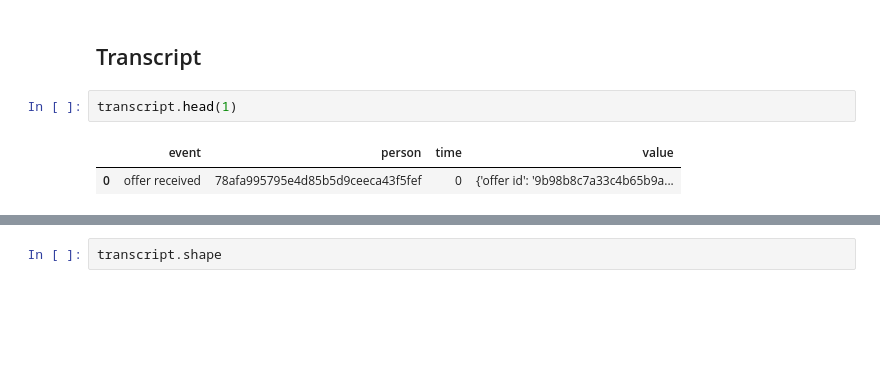
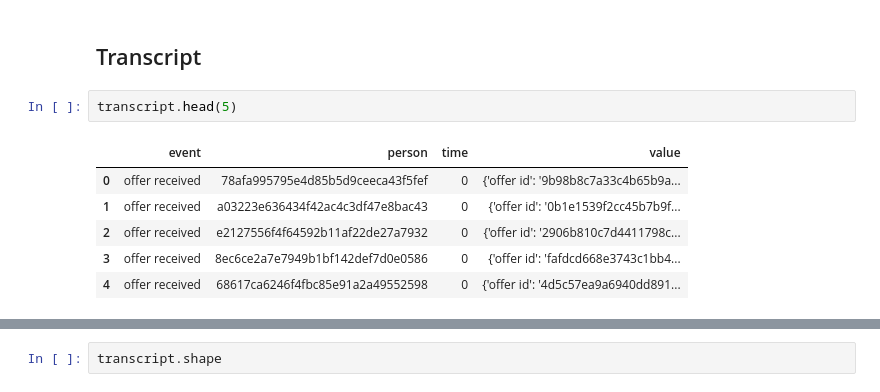
Before and after one commit to pato0301/starbucks_capstone_udacity, a Jupyter notebook: Starbucks_Capstone_notebook.ipynb, the cells around one changed output, grey strips where cells are left out. Saved outputs shown, nothing was run; the diff lists cells and outputs as text; blank space fills up the shorter version.

```diff
--- a/Starbucks_Capstone_notebook.ipynb
+++ b/Starbucks_Capstone_notebook.ipynb
@@ -219,7 +247,11 @@ profile.duplicated().sum()
 # %% [markdown]
 ## Transcript
 # %%
-transcript.head(1)
+transcript.head(5)
 # %% [output]
 |  | event | person | time | value |
 | 0 | offer received | 78afa995795e4d85b5d9ceeca43f5fef | 0 | {'offer id': '9b98b8c7a33c4b65b9a... |
+| 1 | offer received | a03223e636434f42ac4c3df47e8bac43 | 0 | {'offer id': '0b1e1539f2cc45b7b9f... |
+| 2 | offer received | e2127556f4f64592b11af22de27a7932 | 0 | {'offer id': '2906b810c7d4411798c... |
+| 3 | offer received | 8ec6ce2a7e7949b1bf142def7d0e0586 | 0 | {'offer id': 'fafdcd668e3743c1bb4... |
+| 4 | offer received | 68617ca6246f4fbc85e91a2a49552598 | 0 | {'offer id': '4d5c57ea9a6940dd891... |
```
Also changed, not shown: parts of 23 cells of this notebook.
